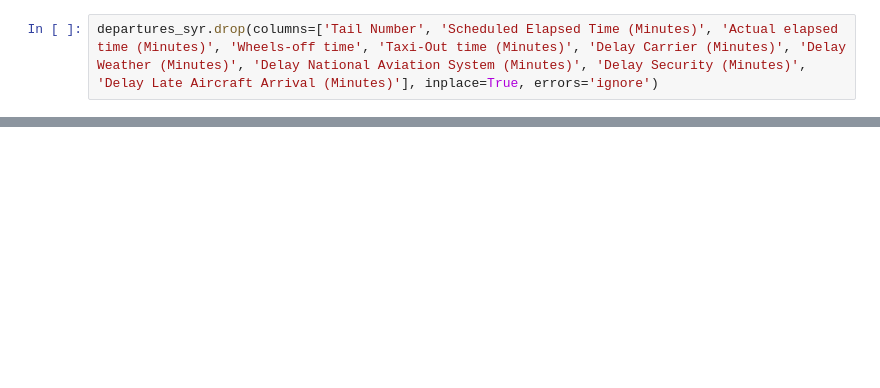
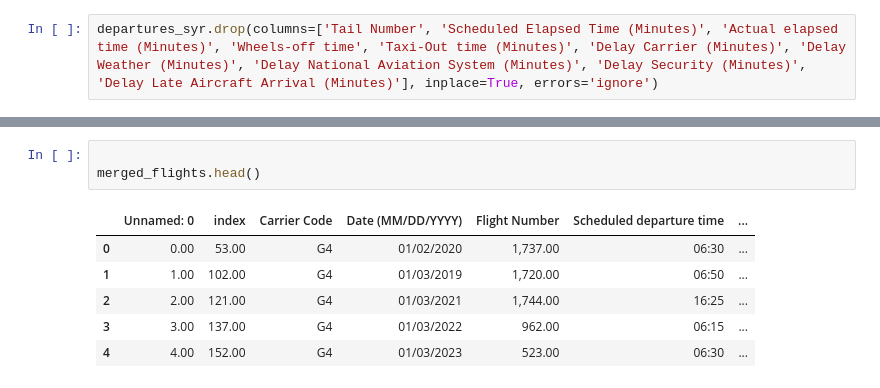
Before and after one commit to SaiTeja-Ambari/ml-flight-predictions, a Jupyter notebook: group12.ipynb, the cells around one changed output, grey strips where cells are left out. Drawn from its saved outputs; the diff is of its cells as text; blank space fills up the shorter version.

```diff
--- a/group12.ipynb
+++ b/group12.ipynb
@@ -93,0 +207,10 @@ departures_syr.dtypes
+# %%
+
+merged_flights.head()
+# %% [output]
+|  | Unnamed: 0 | index | Carrier Code | Date (MM/DD/YYYY) | Flight Number | Scheduled departure time | ... |
+| 0 | 0.00 | 53.00 | G4 | 01/02/2020 | 1,737.00 | 06:30 | ... |
+| 1 | 1.00 | 102.00 | G4 | 01/03/2019 | 1,720.00 | 06:50 | ... |
+| 2 | 2.00 | 121.00 | G4 | 01/03/2021 | 1,744.00 | 16:25 | ... |
+| 3 | 3.00 | 137.00 | G4 | 01/03/2022 | 962.00 | 06:15 | ... |
+| 4 | 4.00 | 152.00 | G4 | 01/03/2023 | 523.00 | 06:30 | ... |
```
Also changed, not shown: parts of 15 cells of this notebook.
